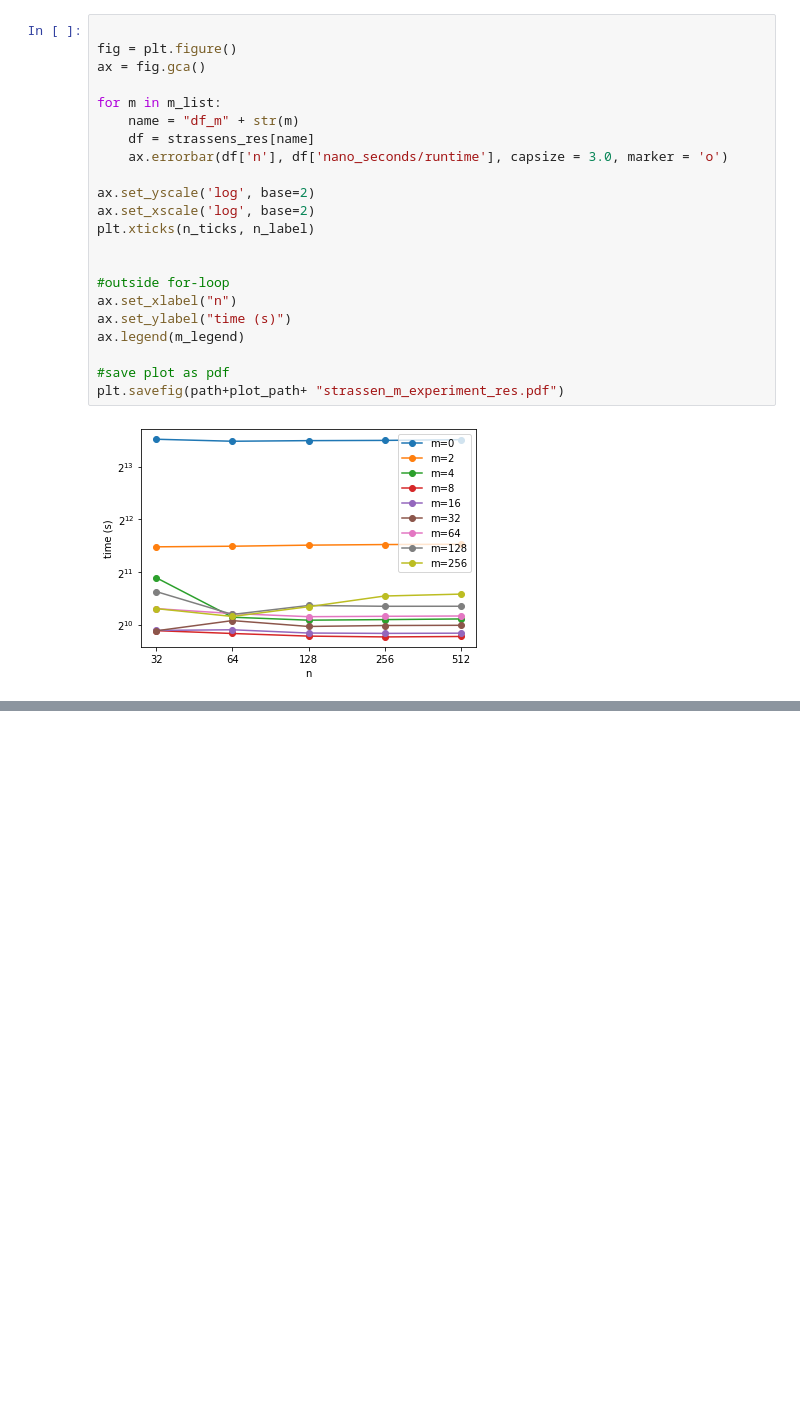
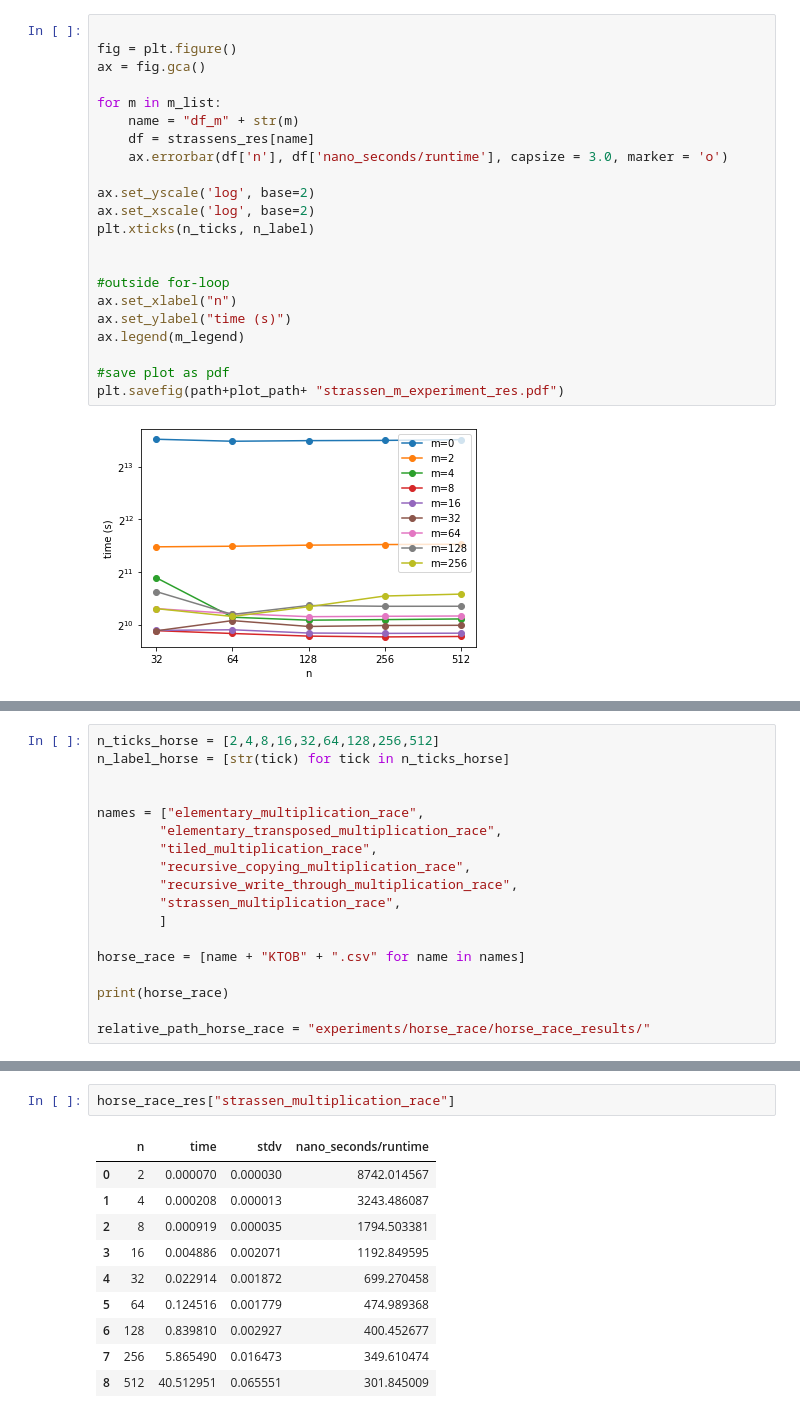
Before and after one commit to katarynka/TheMatrix, a Jupyter notebook: plotting copy.ipynb, the cells around one changed output, grey strips where cells are left out. Cells and saved outputs as stored; diff of their text form; blank space fills up the shorter version.

```diff
--- a/plotting copy.ipynb
+++ b/plotting copy.ipynb
@@ -120,0 +123,18 @@ plt.savefig(path+plot_path+ "strassen_m_experiment_res.pdf")
+# %%
+n_ticks_horse = [2,4,8,16,32,64,128,256,512]
+n_label_horse = [str(tick) for tick in n_ticks_horse]
+
+
+names = ["elementary_multiplication_race",
+        "elementary_transposed_multiplication_race",
+        "tiled_multiplication_race",
+        "recursive_copying_multiplication_race",
+        "recursive_write_through_multiplication_race",
+        "strassen_multiplication_race",
+        ]
+
+horse_race = [name + "KTOB" + ".csv" for name in names]
+
+print(horse_race)
+
+relative_path_horse_race = "experiments/horse_race/horse_race_results/"
@@ -120,0 +152,13 @@ plt.savefig(path+plot_path+ "strassen_m_experiment_res.pdf")
+# %%
+horse_race_res["strassen_multiplication_race"]
+# %% [output]
+|  | n | time | stdv | nano_seconds/runtime |
+| 0 | 2 | 0.000070 | 0.000030 | 8742.014567 |
+| 1 | 4 | 0.000208 | 0.000013 | 3243.486087 |
+| 2 | 8 | 0.000919 | 0.000035 | 1794.503381 |
+| 3 | 16 | 0.004886 | 0.002071 | 1192.849595 |
+| 4 | 32 | 0.022914 | 0.001872 | 699.270458 |
+| 5 | 64 | 0.124516 | 0.001779 | 474.989368 |
+| 6 | 128 | 0.839810 | 0.002927 | 400.452677 |
+| 7 | 256 | 5.865490 | 0.016473 | 349.610474 |
+| 8 | 512 | 40.512951 | 0.065551 | 301.845009 |
```
Also changed, not shown: parts of 5 cells of this notebook, 6 other files.
